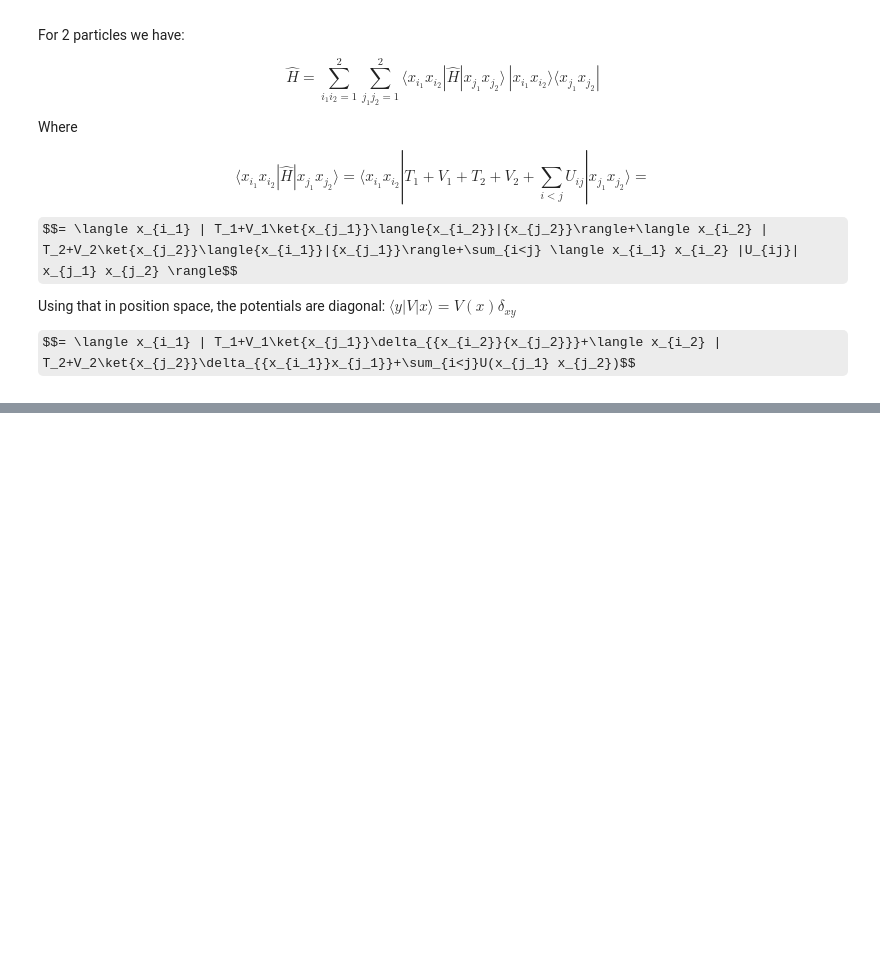
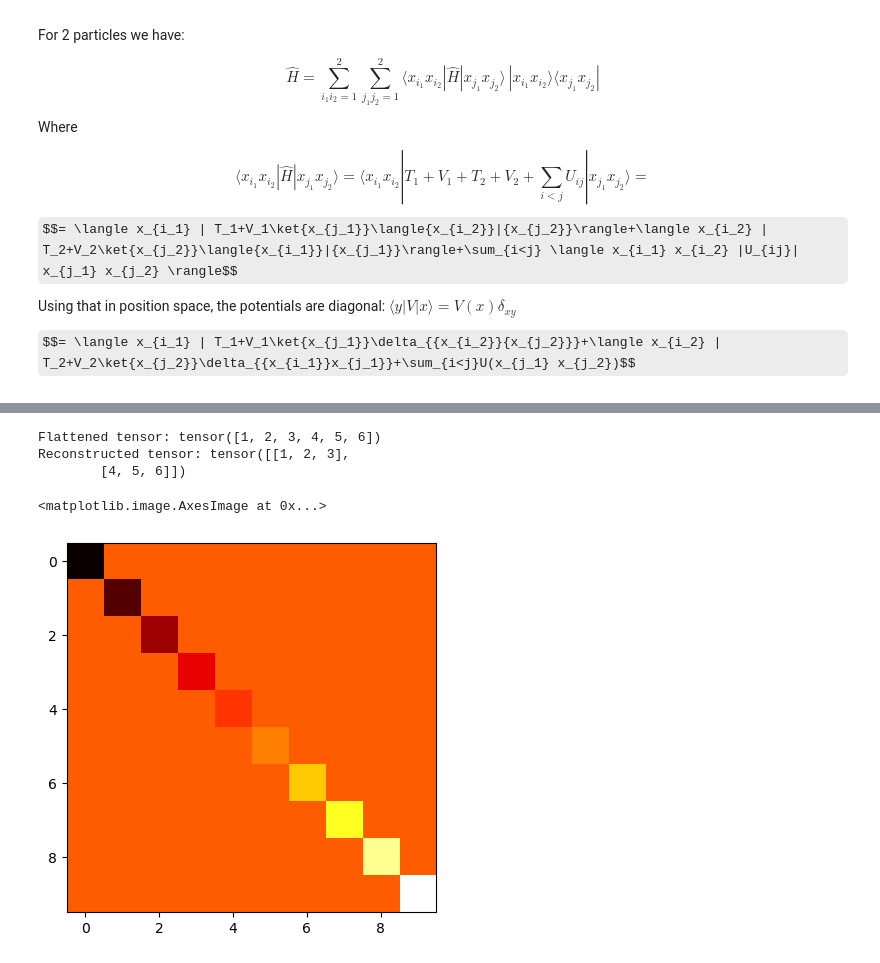
Before and after one commit to pfargas/optical-lattice-with-ANN, a Jupyter notebook: 2_particles.ipynb, the cells around one changed output, grey strips where cells are left out. Drawn from its saved outputs; the diff is of its cells as text; code cells hidden in the pictures; some formulas as TeX source; blank space fills up the shorter version.

```diff
--- a/2_particles.ipynb
+++ b/2_particles.ipynb
@@ -195,0 +236,29 @@ flattened two_body pot at idx |0,1>: 3.726653176272521e-06
+# %%
+test_reshaping = torch.tensor([[1, 2, 3], [4, 5, 6]])
+flattened = test_reshaping.flatten()
+print("Flattened tensor:", flattened)
+reconstructed  = flattened.reshape(2,3)
+print("Reconstructed tensor:", reconstructed)
+# %% [output]
+Flattened tensor: tensor([1, 2, 3, 4, 5, 6])
+Reconstructed tensor: tensor([[1, 2, 3],
+        [4, 5, 6]])
+# %%
+N_points = 2
+II = identity(N_points)
+
+def constant_pot(x, V0=1.0):
+    """Define a constant potential."""
+    return V0 * torch.ones_like(x)* x
+
+def one_body_potential_matrix(x):
+    """Create the one-body potential matrix."""
+
+    return torch.diag(constant_pot(x))
+
+x = torch.linspace(-3, 3, N_POINTS, device=device)
+one_body_potential = one_body_potential_matrix(x)
+plt.imshow(one_body_potential.cpu(), cmap='hot')
+# %% [output]
+<matplotlib.image.AxesImage at 0x...>
+[figure, added]
```
Also changed, not shown: parts of 14 cells of this notebook, 2 other files.
